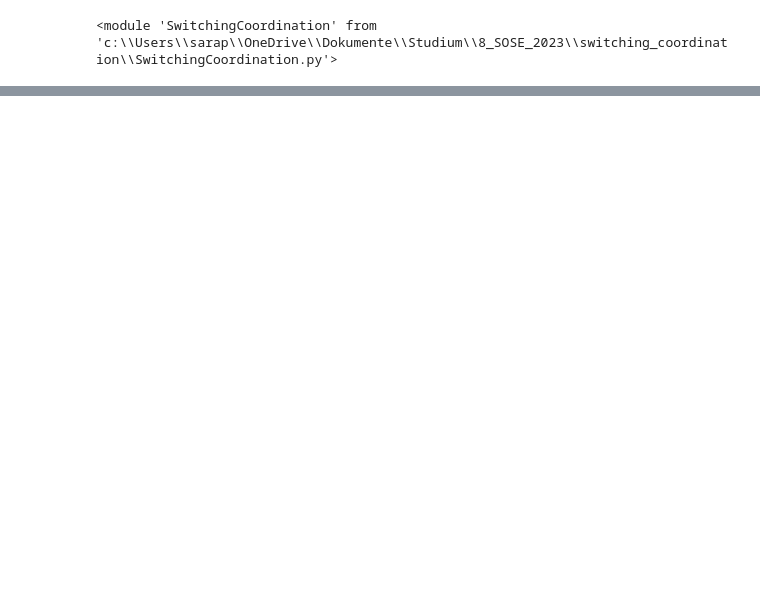
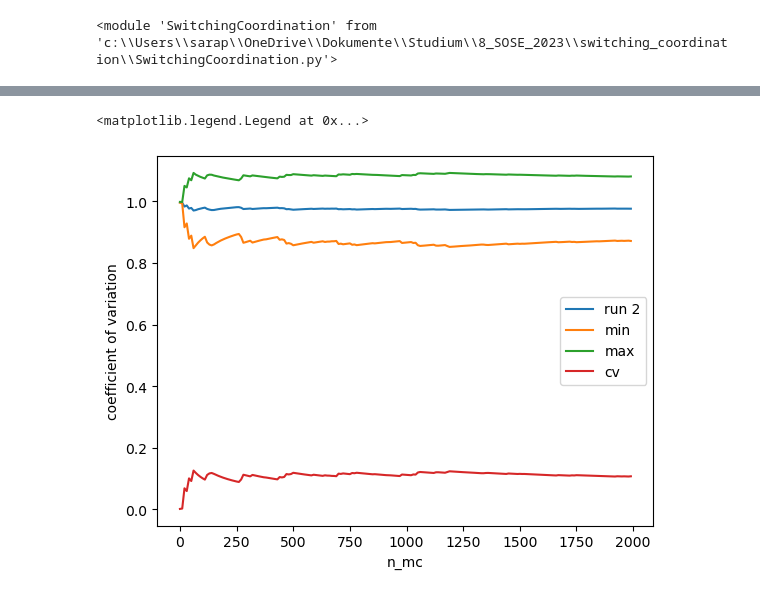
Before and after one commit to mohsen-raoufi/switching_coordination, a Jupyter notebook: n_mc.ipynb, the cells around one changed output, grey strips where cells are left out. Saved outputs shown, nothing was run; the diff lists cells and outputs as text; code cells hidden in the pictures; blank space fills up the shorter version.

```diff
--- a/n_mc.ipynb
+++ b/n_mc.ipynb
@@ -52,0 +57,11 @@ plt.legend()
+# %%
+plt.plot(xaxisarr,sample_avg_arr, label=f'run {g}')
+plt.plot(xaxisarr,minvals, label=f'min')
+plt.plot(xaxisarr,maxvals, label=f'max')
+plt.plot(xaxisarr, cv_arr, label='cv')
+plt.xlabel('n_mc')
+plt.ylabel('coefficient of variation')
+plt.legend()
+# %% [output]
+<matplotlib.legend.Legend at 0x...>
+[figure, added]
```
Also changed, not shown: parts of 2 cells of this notebook.
